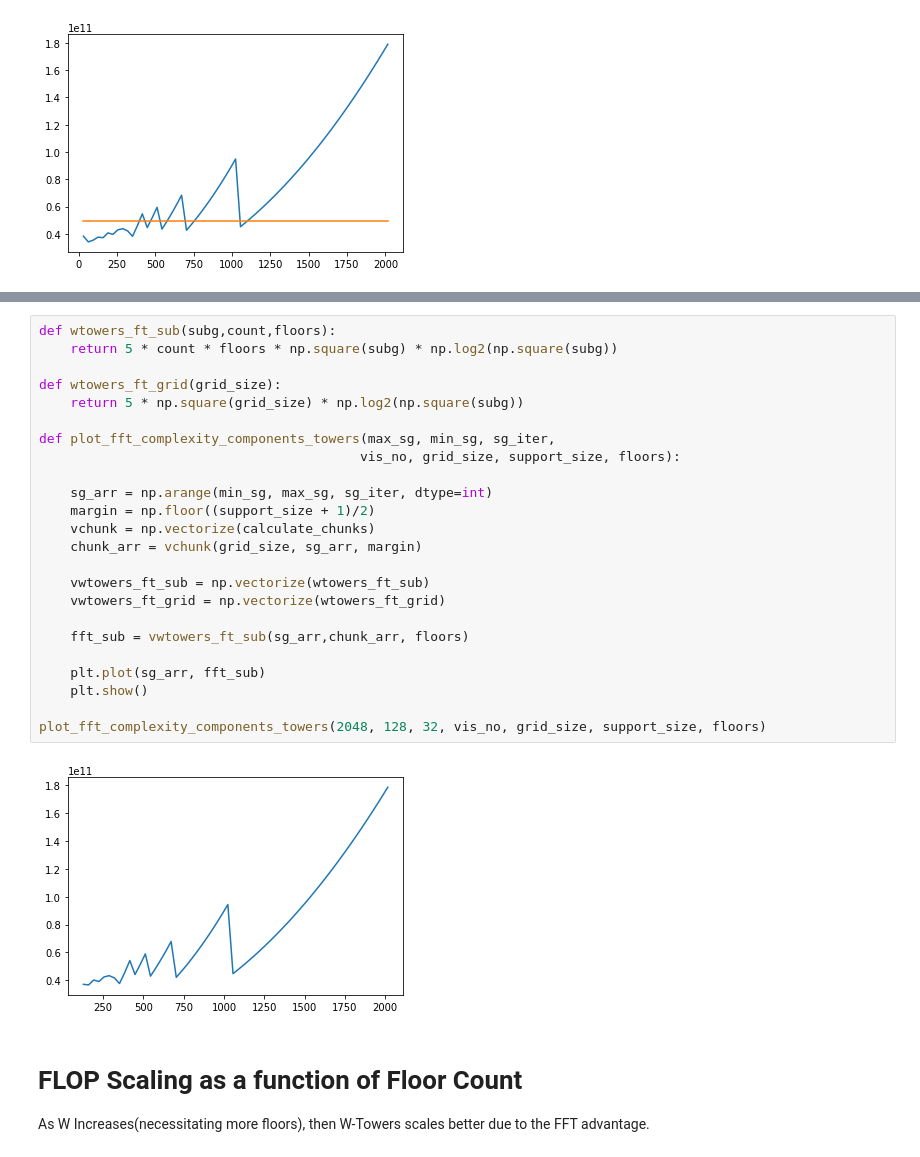
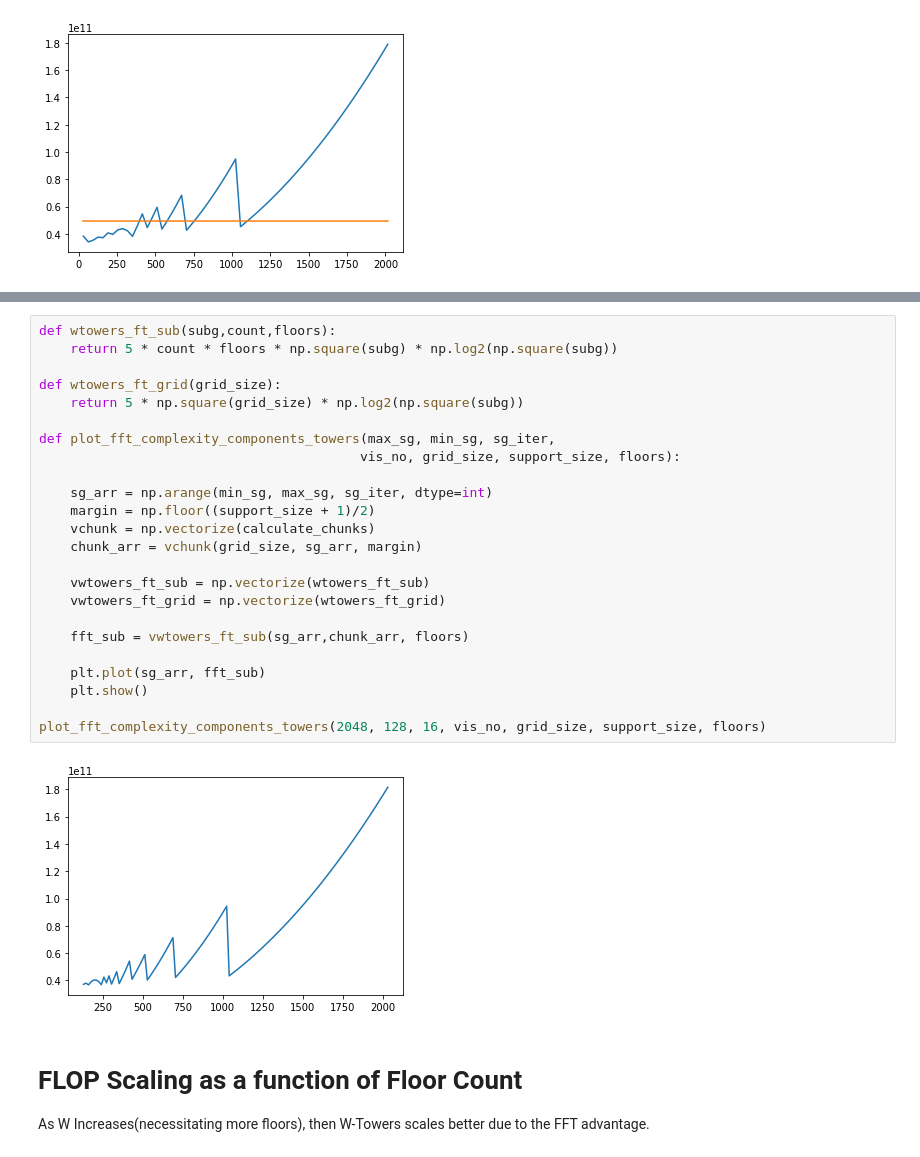
Before and after one commit to KentJames/Radio-Gridders, a Jupyter notebook: doc/complexity-analysis.ipynb, the cells around one changed output, grey strips where cells are left out. Drawn from its saved outputs; the diff is of its cells as text.

```diff
--- a/doc/complexity-analysis.ipynb
+++ b/doc/complexity-analysis.ipynb
@@ -209,29 +210,29 @@ Margin Size: 8.000000
 # %%
 def wtowers_ft_sub(subg,count,floors):
     return 5 * count * floors * np.square(subg) * np.log2(np.square(subg))
 
 def wtowers_ft_grid(grid_size):
     return 5 * np.square(grid_size) * np.log2(np.square(subg))
 
 def plot_fft_complexity_components_towers(max_sg, min_sg, sg_iter,
                                          vis_no, grid_size, support_size, floors):
 
     sg_arr = np.arange(min_sg, max_sg, sg_iter, dtype=int)
     margin = np.floor((support_size + 1)/2)
     vchunk = np.vectorize(calculate_chunks)
     chunk_arr = vchunk(grid_size, sg_arr, margin)
 
     vwtowers_ft_sub = np.vectorize(wtowers_ft_sub)
     vwtowers_ft_grid = np.vectorize(wtowers_ft_grid)
 
     fft_sub = vwtowers_ft_sub(sg_arr,chunk_arr, floors)
 
     plt.plot(sg_arr, fft_sub)
     plt.show()
 
-plot_fft_complexity_components_towers(2048, 128, 32, vis_no, grid_size, support_size, floors)
+plot_fft_complexity_components_towers(2048, 128, 16, vis_no, grid_size, support_size, floors)
 # %% [output]
-[figure, old version]
+[figure, new version]
 # %% [markdown]
 # FLOP Scaling as a function of Floor Count
 
```
Also changed, not shown: parts of 2 cells of this notebook.
